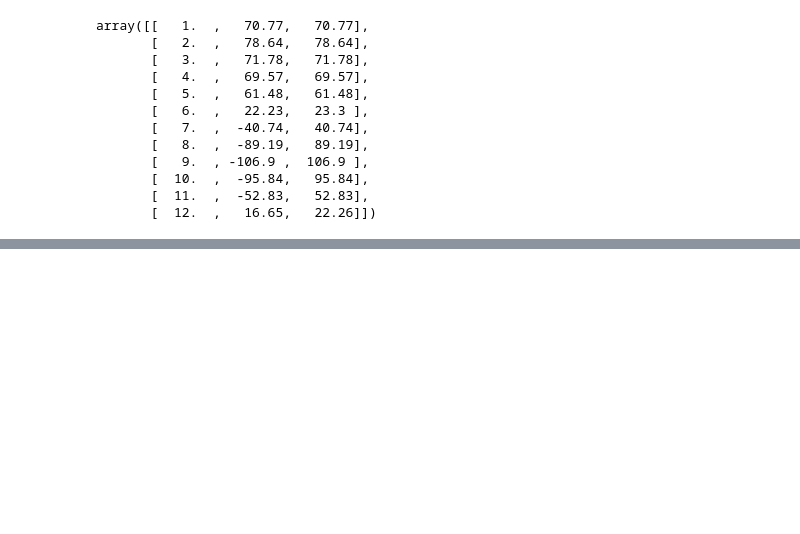
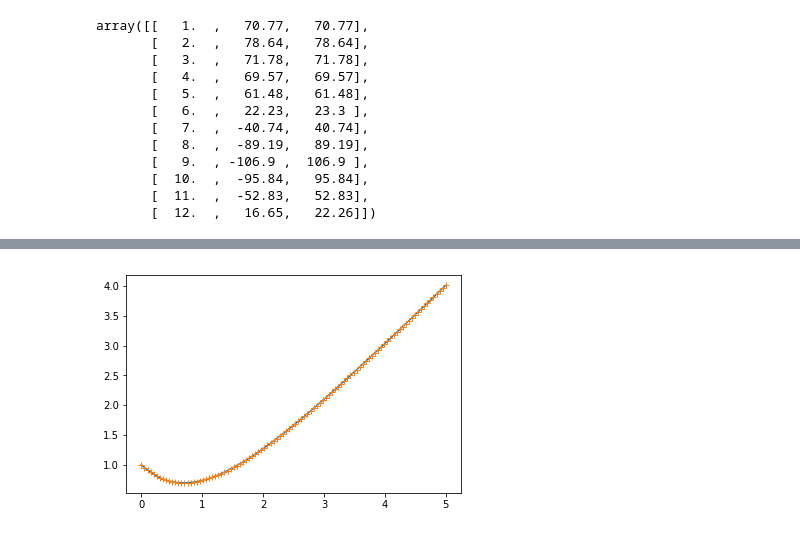
Before and after one commit to benelson/crd-2017-numpy-workshop, a Jupyter notebook: CRD NumPy Workshop.ipynb, the cells around one changed output, grey strips where cells are left out. Saved outputs shown, nothing was run; the diff lists cells and outputs as text; code cells hidden in the pictures; blank space fills up the shorter version.

```diff
--- a/CRD NumPy Workshop.ipynb
+++ b/CRD NumPy Workshop.ipynb
@@ -550,0 +656,11 @@ array([( 1,   70.77,   70.77), ( 2,   78.64,   78.64),
+# %%
+import numpy as np
+
+#using the mat functions
+#make an array from for a list of lists
+
+A = np.mat([[3, 1, 4+0.1j], [1, 5-2j, 9], [2, 6+2j, 5]])
+print('Complex Array A')
+print(A)
+
+print(type(A), A.dtype, A.shape)
@@ -550,0 +760,14 @@ array([( 1,   70.77,   70.77), ( 2,   78.64,   78.64),
+# %%
+np.set_printoptions(precision = 6)
+print("A = ",A)
+print("b = ",b)
+print('Solve as X=A^(-1)*b')
+x=A.I*b
+#solution x
+print(x)
+#verify
+res=A*x-b
+print('Residual = ',res)
+#alternative
+solution=np.linalg.solve(A, b)
+print('linalg solution = ',solution)
@@ -550,0 +826,19 @@ array([( 1,   70.77,   70.77), ( 2,   78.64,   78.64),
+# %%
+import numpy as np
+from scipy.integrate import odeint
+import matplotlib.pyplot as plt
+
+# Define a function which calculates the derivative
+def dy_dx(y, x):
+    return x - y
+
+xs = np.linspace(0,5,100)
+y0 = 1.0
+ys = odeint(dy_dx, y0, xs)
+ys = np.array(ys).flatten()
+y_exact = xs - 1 + 2*np.exp(-xs)
+y_difference = ys - y_exact
+plt.plot(xs, ys, xs, y_exact, "+");
+plt.show()
+# %% [output]
+[figure, added]
```
Also changed, not shown: parts of 41 cells of this notebook.
